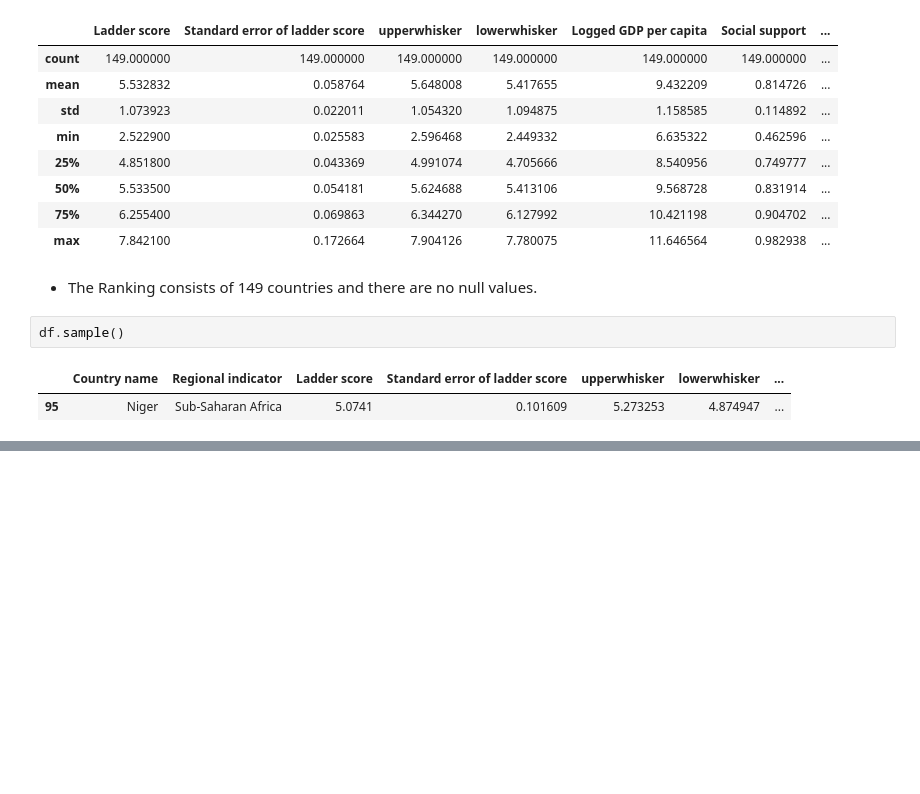
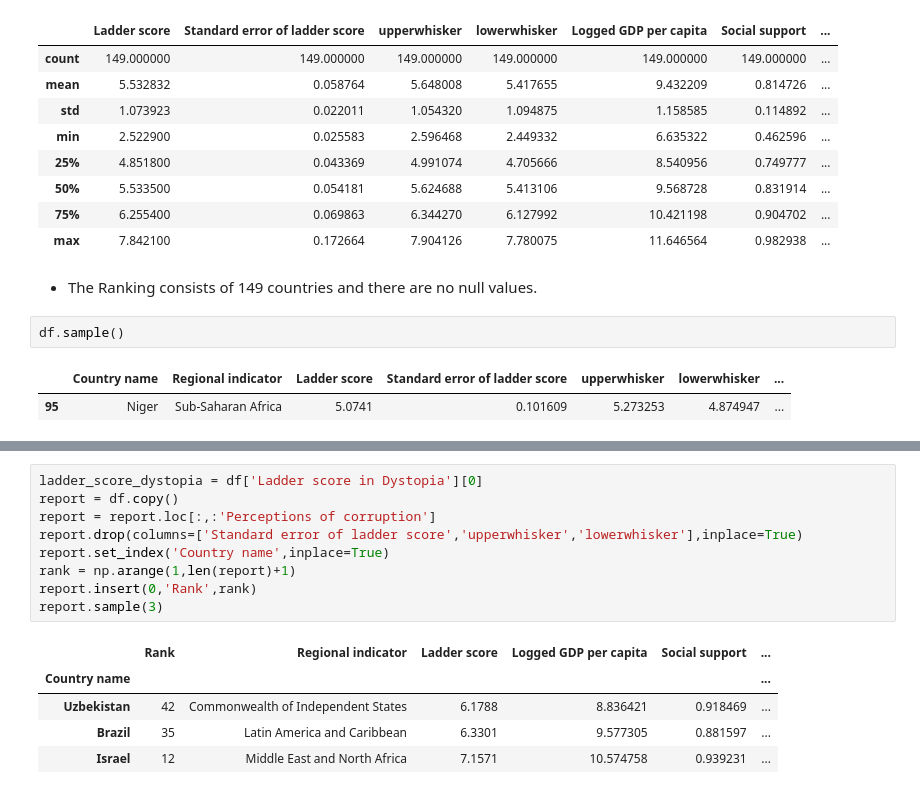
Before and after one commit to ameya932/World-Happiness-Report, a Jupyter notebook: World_Happiness_Report.ipynb, the cells around one changed output, grey strips where cells are left out. Cells and saved outputs as stored; diff of their text form; blank space fills up the shorter version.

```diff
--- a/World_Happiness_Report.ipynb
+++ b/World_Happiness_Report.ipynb
@@ -56,0 +69,15 @@ df.sample()
+# %%
+ladder_score_dystopia = df['Ladder score in Dystopia'][0]
+report = df.copy()
+report = report.loc[:,:'Perceptions of corruption']
+report.drop(columns=['Standard error of ladder score','upperwhisker','lowerwhisker'],inplace=True)
+report.set_index('Country name',inplace=True)
+rank = np.arange(1,len(report)+1)
+report.insert(0,'Rank',rank)
+report.sample(3)
+# %% [output]
+|  | Rank | Regional indicator | Ladder score | Logged GDP per capita | Social support | ... |
+| Country name |  |  |  |  |  | ... |
+| Uzbekistan | 42 | Commonwealth of Independent States | 6.1788 | 8.836421 | 0.918469 | ... |
+| Brazil | 35 | Latin America and Caribbean | 6.3301 | 9.577305 | 0.881597 | ... |
+| Israel | 12 | Middle East and North Africa | 7.1571 | 10.574758 | 0.939231 | ... |
```
Also changed, not shown: parts of 7 cells of this notebook.
